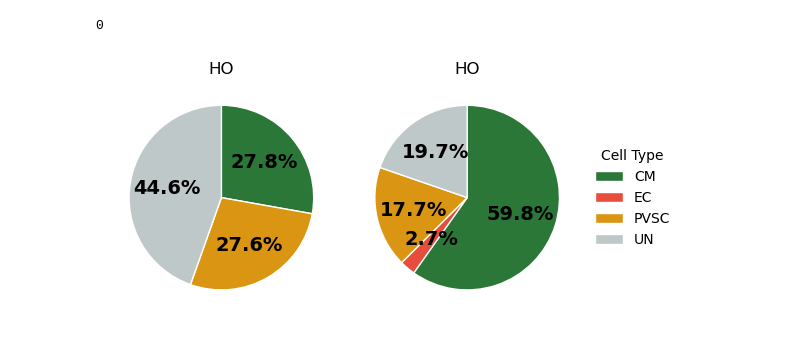
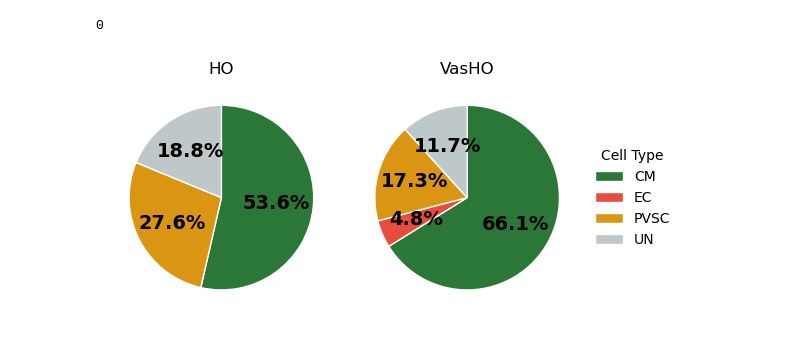
Before and after one commit to yachielab/DataAnalysis_Vascularized_Cardiac_Organoids, a Jupyter notebook: ipynb/CCO11.ipynb, the cells around one changed output. Cells and saved outputs as stored; diff of their text form; code cells hidden in the pictures.

```diff
--- a/ipynb/CCO11.ipynb
+++ b/ipynb/CCO11.ipynb
@@ -316,8 +317,8 @@ def plot_spatial(adata, adata_ori, figsize=(8,8), s=1, xlim=(-500, 0), ylim=(-50
     return fig, ax
 # %%
 celltype_marker_genes = {
-    "EC": ['CHD5', 'PECAM1'],
-    "CM": ['TNNI1', 'ACTN2', 'MYH7', 'MYL2',],
+    "EC": ['CDH5', 'PECAM1'],
+    "CM": ['TNNI1', 'ACTN2', 'MYH7', 'MYL2', 'TNNT2'],
     "PVSC": ['PDGFRB', 'ACTA2', 'MYH11', 'COL1A1']
 }
 
@@ -680,32 +681,32 @@ for i, ct in enumerate(["HO", "VasHO"]):
     wedges, _, _ = ax.pie(
         counts.values,
         colors=colors,
         autopct="%1.1f%%",
         startangle=90,
         counterclock=False,
         wedgeprops={"edgecolor": "white", "linewidth": 1},
         textprops={
             "fontsize": 14,
             "fontweight": "bold",
             "color": "black",
         },
     )
     if i == 1:
         ax.legend(
             wedges,
             counts.index,
             title="Cell Type",
             loc="center left",
             bbox_to_anchor=(1, 0.5),
             frameon=False,
         )
 
-    ax.set_title("HO")
+    ax.set_title(ct)
     ax.set_aspect("equal")
 
 plt.tight_layout()
 plt.savefig(f"{WORK_DIR}/distribution/piechart.png", bbox_inches="tight")
 plt.savefig(f"{WORK_DIR}/distribution/piechart.svg", bbox_inches="tight")
 plt.show()
 # %% [output]
-[figure, old version]
+[figure, new version]
```
Also changed, not shown: parts of 3 cells of this notebook, 33 other files.
